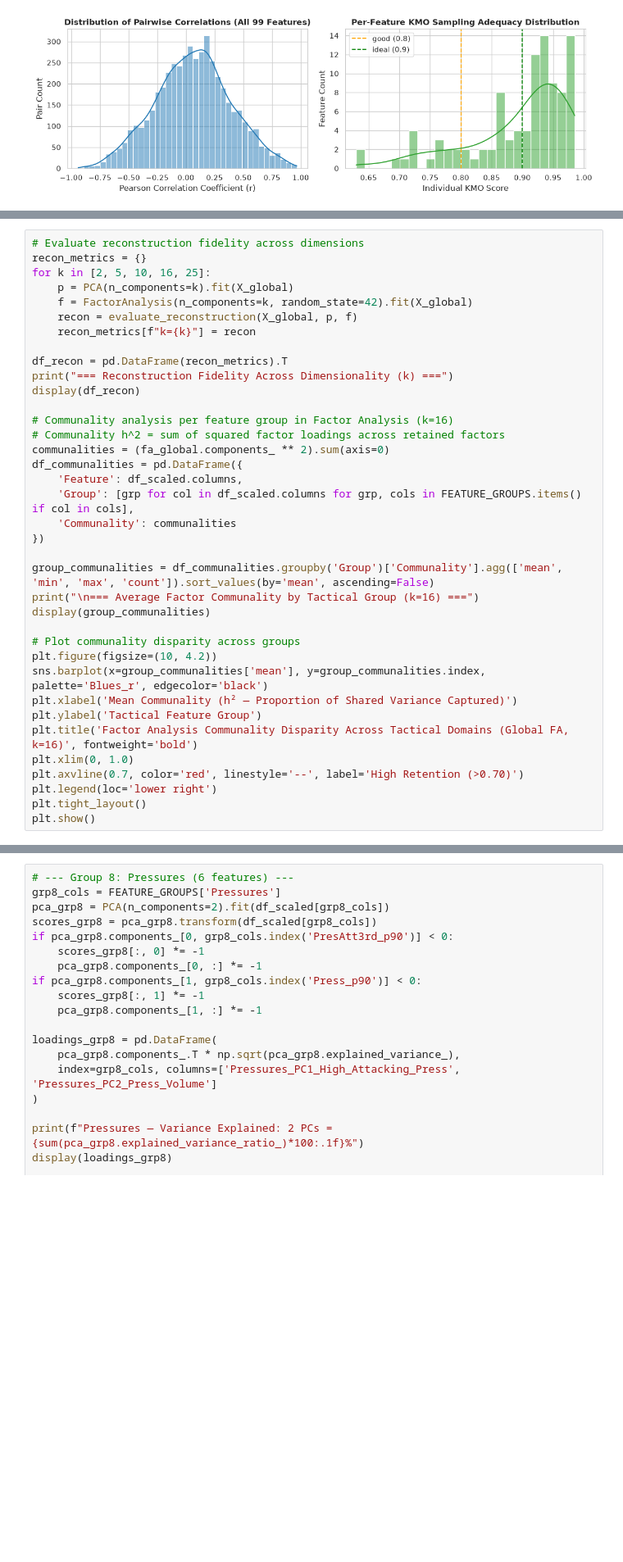
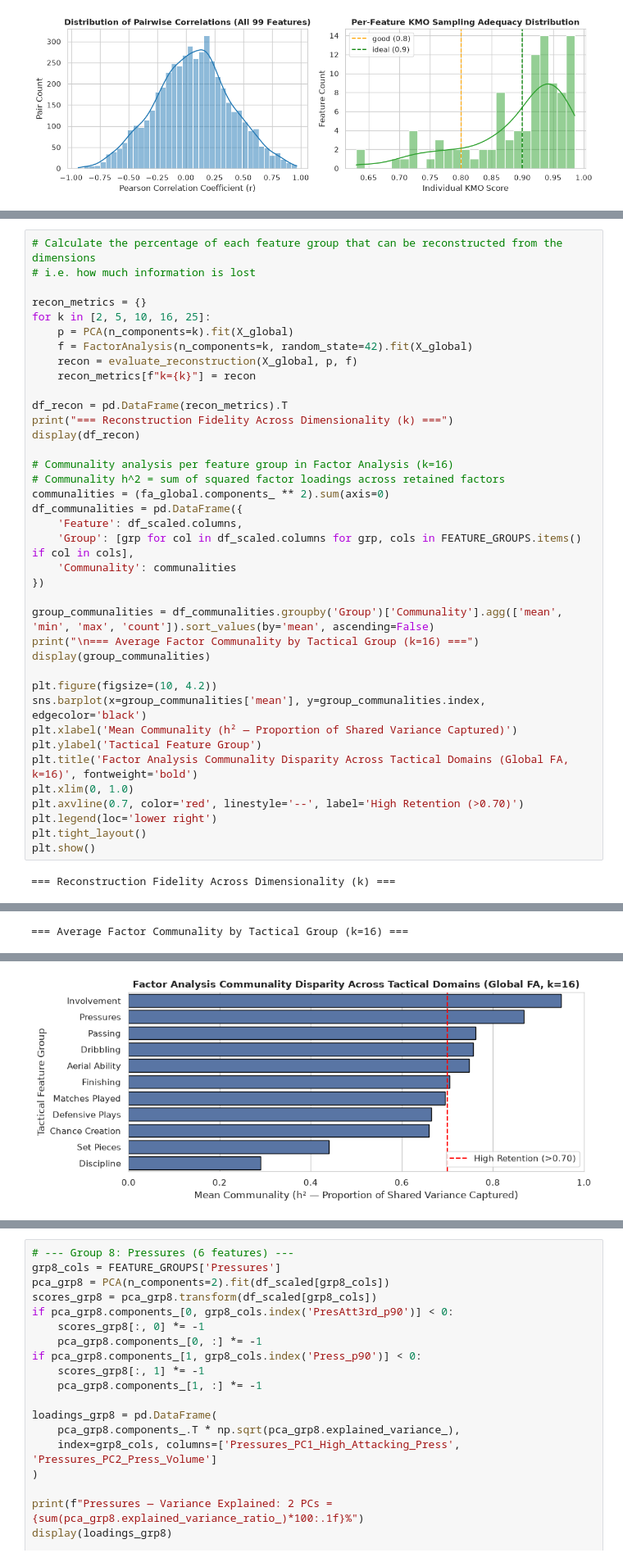
Before and after one commit to Scott-Trowers/player-architects, a Jupyter notebook: notebooks/season2122_dimension_reduction.ipynb, the cells around one changed output, grey strips where cells are left out. Shown at 82% size. Drawn from its saved outputs; the diff is of its cells as text; blank space fills up the shorter version.

```diff
--- a/notebooks/season2122_dimension_reduction.ipynb
+++ b/notebooks/season2122_dimension_reduction.ipynb
@@ -591,5 +640,7 @@ plot_biplot(
 # %%
-# Evaluate reconstruction fidelity across dimensions
+# Calculate the percentage of each feature group that can be reconstructed from the dimensions
+# i.e. how much information is lost
+
 recon_metrics = {}
 for k in [2, 5, 10, 16, 25]:
     p = PCA(n_components=k).fit(X_global)
@@ -614,9 +665,8 @@ group_communalities = df_communalities.groupby('Group')['Communality'].agg(['mea
 print("\n=== Average Factor Communality by Tactical Group (k=16) ===")
 display(group_communalities)
 
-# Plot communality disparity across groups
 plt.figure(figsize=(10, 4.2))
-sns.barplot(x=group_communalities['mean'], y=group_communalities.index, palette='Blues_r', edgecolor='black')
+sns.barplot(x=group_communalities['mean'], y=group_communalities.index, edgecolor='black')
 plt.xlabel('Mean Communality (h² — Proportion of Shared Variance Captured)')
 plt.ylabel('Tactical Feature Group')
 plt.title('Factor Analysis Communality Disparity Across Tactical Domains (Global FA, k=16)', fontweight='bold')
@@ -625,3 +675,5 @@ plt.axvline(0.7, color='red', linestyle='--', label='High Retention (>0.70)')
 plt.legend(loc='lower right')
 plt.tight_layout()
 plt.show()
+# %% [output]
+=== Reconstruction Fidelity Across Dimensionality (k) ===
@@ -627,0 +686 @@ plt.show()
+=== Average Factor Communality by Tactical Group (k=16) ===
@@ -628,3 +700,4 @@ plt.show()
+[figure, added]
 # %% [markdown]
 ### 4.3 Method 1 Assessment & Critical Evaluation
 
```
Also changed, not shown: parts of 20 cells of this notebook.
